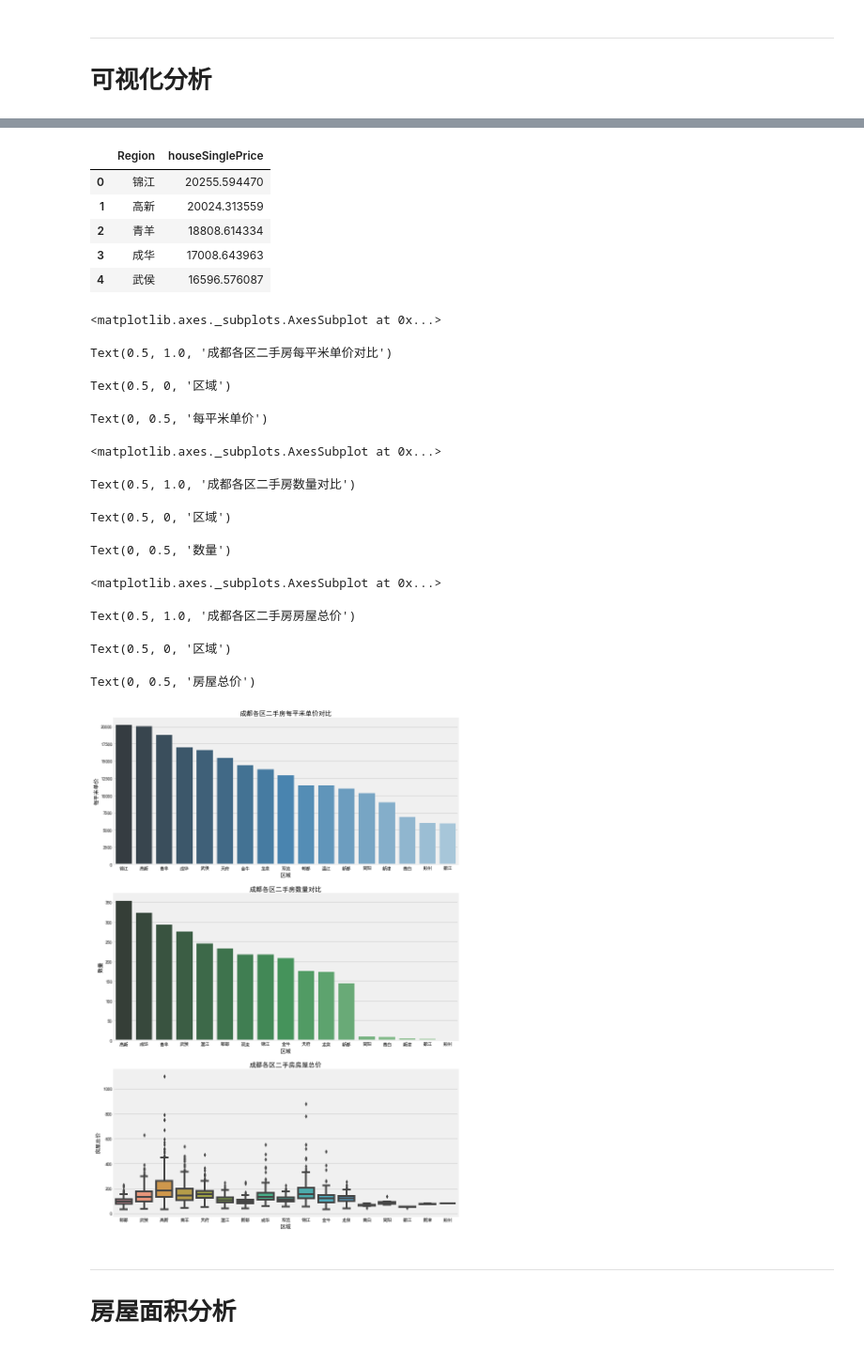
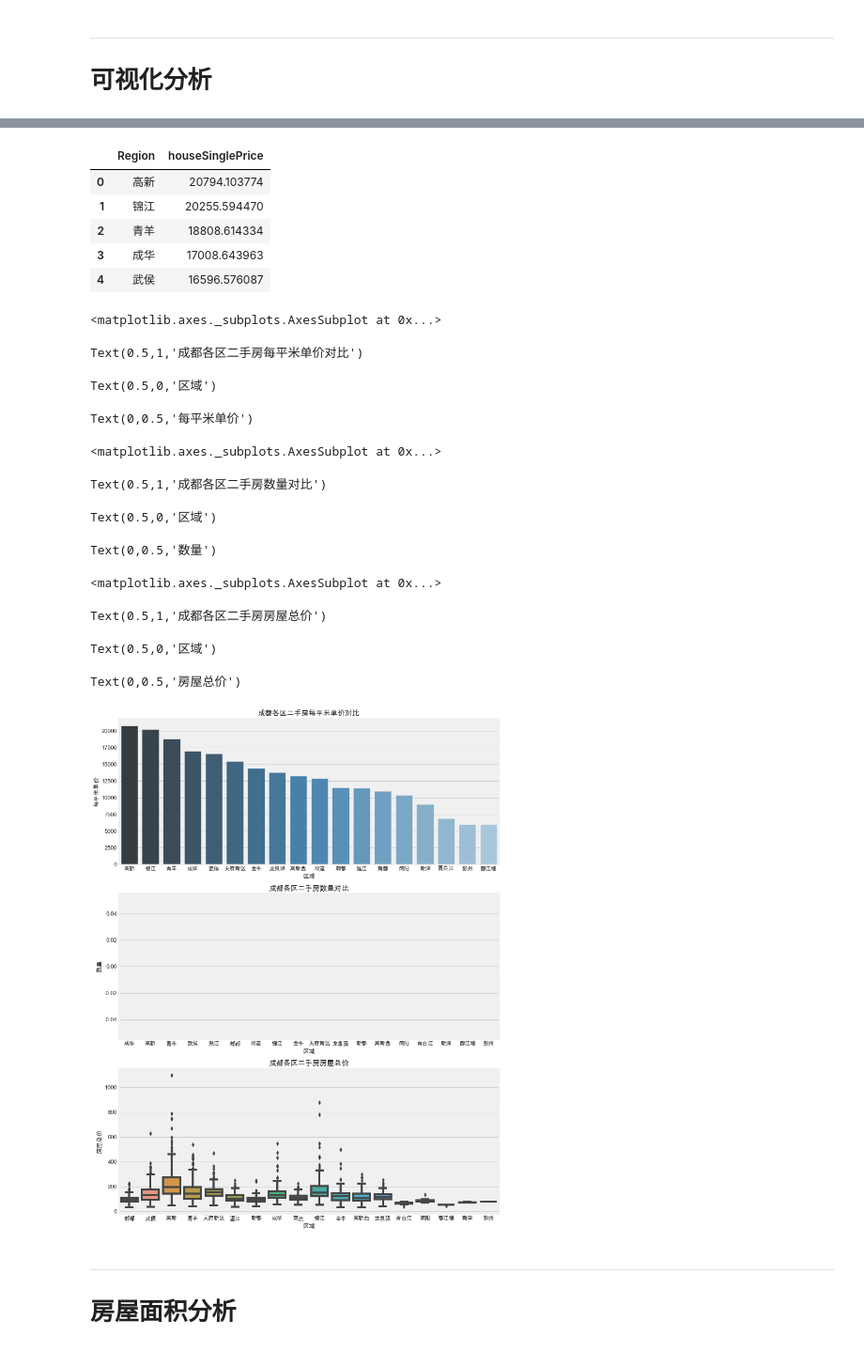
Before and after one commit to PowersYang/Lianjia_analysis, a Jupyter notebook: main.ipynb, the cells around one changed output, grey strips where cells are left out. Shown: that part at 94% size. Drawn from its saved outputs; the diff is of its cells as text; code cells hidden in the pictures.

```diff
--- a/main.ipynb
+++ b/main.ipynb
@@ -7,8 +7,13 @@ import matplotlib.pyplot as plt
 # 指定画布风格
 plt.style.use("fivethirtyeight")
 
-# 设置中文字体
-sns.set_style({'font.sans-serif':['simhei','Arial']})
+# Mac环境下设置中文字体
+plt.rcParams['font.family'] = ['Arial Unicode MS'] #用来正常显示中文标签
+plt.rcParams['axes.unicode_minus'] = False #用来正常显示负号
+sns.set_style({'font.sans-serif':['Arial Unicode MS','Arial']})
+
+# Windows环境下设置中文字体
+# sns.set_style({'font.sans-serif':['simhei','Arial']})
 
 # 如果代码不在jupyter中执行，可以删掉
 %matplotlib inline
@@ -66,6 +78,9 @@ house_df['houseSinglePrice'] = house_df['houseSinglePrice'].apply(lambda x: floa
 house_df['houseDownPayment'] = house_df['houseDownPayment'].apply(lambda x: float(x.replace('万', '')))
 house_df['houseBuildingArea'] = house_df['houseBuildingArea'].apply(lambda x: float(x.replace('㎡', '')))
 house_df['totalFloor'] = house_df['houseFloor'].apply(lambda x:re.search('\d+', x).group())
+# %%
+# houseLocation字段表示区域，我们取前两个字，然后方便分区统计
+house_df['Region'] = house_df['houseLocation'].apply(lambda x:x.split('\t')[0])
 # %%
 house_df.head()
 # %% [output]
@@ -89,15 +104,12 @@ house_df.describe() # houseNumber为房屋编号  不用管
 | 50% | 1490.500000 | 125.000000 | 14745.500000 | 38.000000 | 1.061026e+11 | 86.150000 |
 | 75% | 2235.750000 | 167.750000 | 18324.750000 | 51.000000 | 1.061028e+11 | 103.165000 |
 | max | 2993.000000 | 1100.000000 | 44846.000000 | 330.000000 | 1.061030e+11 | 380.000000 |
-# %%
-# houseLocation字段表示区域，我们取前两个字，然后方便分区统计
-house_df['Region'] = house_df['houseLocation'].apply(lambda x:x[:2])
 # %% [markdown]
 ---
 # 可视化分析
 # %%
 # 按区域分析数量和价格
-df_house_count = house_df.groupby('Region')['houseId'].count().sort_values(ascending=False).to_frame().reset_index()
+df_house_count = house_df.groupby('Region')['houseId'].count().sort_values(ascending=False).to_frame().reset_index().reindex(['Region', 'Count'], axis=1)
 df_house_mean = house_df.groupby('Region')['houseSinglePrice'].mean().sort_values(ascending=False).to_frame().reset_index()
 # %%
 df_house_count.head()
@@ -112,43 +124,44 @@ df_house_count.head()
 df_house_mean.head()
 # %% [output]
 |  | Region | houseSinglePrice |
-| 0 | 锦江 | 20255.594470 |
-| 1 | 高新 | 20024.313559 |
+| 0 | 高新 | 20794.103774 |
+| 1 | 锦江 | 20255.594470 |
 | 2 | 青羊 | 18808.614334 |
 | 3 | 成华 | 17008.643963 |
 | 4 | 武侯 | 16596.576087 |
 # %%
-f, [ax1, ax2, ax3] = plt.subplots(3, 1, figsize=(12,20))
+f, [ax1, ax2, ax3] = plt.subplots(3, 1, figsize=(12, 18))
 sns.barplot(x='Region', y='houseSinglePrice', palette='Blues_d', data=df_house_mean, ax=ax1)
 ax1.set_title('成都各区二手房每平米单价对比')
 ax1.set_xlabel('区域')
 ax1.set_ylabel('每平米单价')
 
-sns.barplot(x='Region', y='houseId', palette='Greens_d', data=df_house_count, ax=ax2)
+sns.barplot(x='Region', y='Count', palette='Greens_d', data=df_house_count, ax=ax2)
 ax2.set_title('成都各区二手房数量对比')
 ax2.set_xlabel('区域')
 ax2.set_ylabel('数量')
 
 sns.boxplot(x='Region', y='houseTotalMoney', data=house_df, ax=ax3)
 ax3.set_title('成都各区二手房房屋总价')
 ax3.set_xlabel('区域')
 ax3.set_ylabel('房屋总价')
 
+plt.savefig('images/img1')
 plt.show()
 # %% [output]
 <matplotlib.axes._subplots.AxesSubplot at 0x...>
-Text(0.5, 1.0, '成都各区二手房每平米单价对比')
+Text(0.5,1,'成都各区二手房每平米单价对比')
-Text(0.5, 0, '区域')
+Text(0.5,0,'区域')
-Text(0, 0.5, '每平米单价')
+Text(0,0.5,'每平米单价')
 <matplotlib.axes._subplots.AxesSubplot at 0x...>
-Text(0.5, 1.0, '成都各区二手房数量对比')
+Text(0.5,1,'成都各区二手房数量对比')
-Text(0.5, 0, '区域')
+Text(0.5,0,'区域')
-Text(0, 0.5, '数量')
+Text(0,0.5,'数量')
 <matplotlib.axes._subplots.AxesSubplot at 0x...>
-Text(0.5, 1.0, '成都各区二手房房屋总价')
+Text(0.5,1,'成都各区二手房房屋总价')
-Text(0.5, 0, '区域')
+Text(0.5,0,'区域')
-Text(0, 0.5, '房屋总价')
+Text(0,0.5,'房屋总价')
-[figure, old version]
+[figure, new version]
 # %% [markdown]
 ---
 # 房屋面积分析
```
Also changed, not shown: parts of 10 cells of this notebook, 8 other files.
